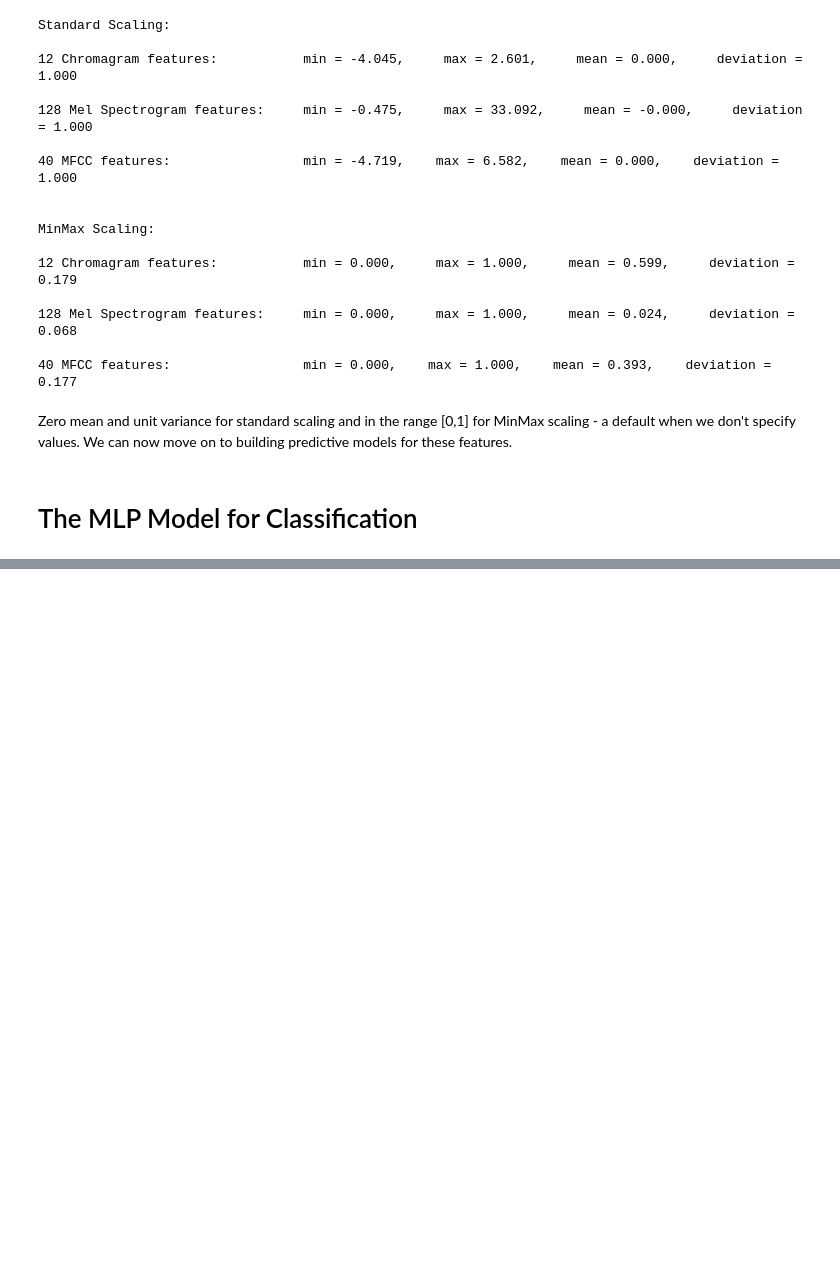
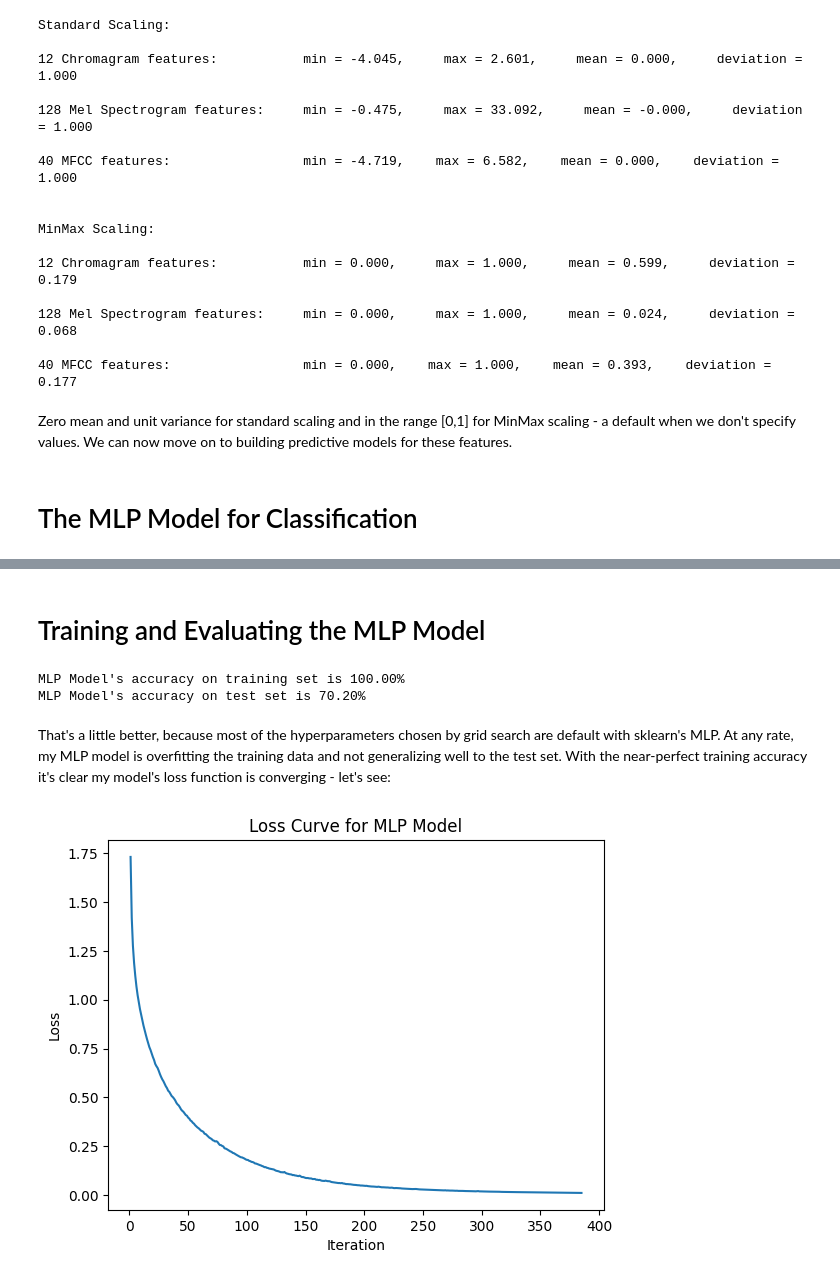
Before and after one commit to IAT-ExploringAI-2024/Week4-Neural_Network, a Jupyter notebook: Jiayu_Shen_Week4.ipynb, the cells around one changed output, grey strips where cells are left out. Drawn from its saved outputs; the diff is of its cells as text; code cells hidden in the pictures; blank space fills up the shorter version.

```diff
--- a/Jiayu_Shen_Week4.ipynb
+++ b/Jiayu_Shen_Week4.ipynb
@@ -304,0 +493,41 @@ Zero mean and unit variance for standard scaling and in the range [0,1] for MinM
+# %% [markdown]
+# Training and Evaluating the MLP Model
+# %%
+# declare again so I don't have to re-run gridsearch when I restart the jupyter kernel
+# our default X_train, X_test are now standard scaled features since we know they're best
+X_train, X_test, y_train, y_test = train_test_split(
+    features_scaled,
+    emotions,
+    test_size=0.2,
+    random_state=69
+)
+
+model = MLPClassifier(
+    activation='relu',
+    solver='adam',
+    alpha=0.001,
+    batch_size=256,
+    hidden_layer_sizes=(300,),
+    learning_rate='adaptive',
+    max_iter=1000, # I've found for this task, loss converges at ~1000 iterations
+    random_state=69,
+)
+
+model.fit(X_train, y_train)
+
+print(f'MLP Model\'s accuracy on training set is {100*model.score(X_train, y_train):.2f}%')
+print(f'MLP Model\'s accuracy on test set is {100*model.score(X_test, y_test):.2f}%')
+# %% [output]
+MLP Model's accuracy on training set is 100.00%
+MLP Model's accuracy on test set is 70.20%
+# %% [markdown]
+That's a little better, because most of the hyperparameters chosen by grid search are default with sklearn's MLP.  At any rate, my MLP model is overfitting the training data and not generalizing well to the test set.  With the near-perfect training accuracy it's clear my model's loss function is converging - let's see:
+# %%
+plt.figure()
+plt.plot([num for num in range(1,model.n_iter_ +1)], model.loss_curve_)
+plt.title('Loss Curve for MLP Model')
+plt.ylabel('Loss')
+plt.xlabel('Iteration')
+plt.show()
+# %% [output]
+[figure, added]
```
Also changed, not shown: parts of 23 cells of this notebook.
